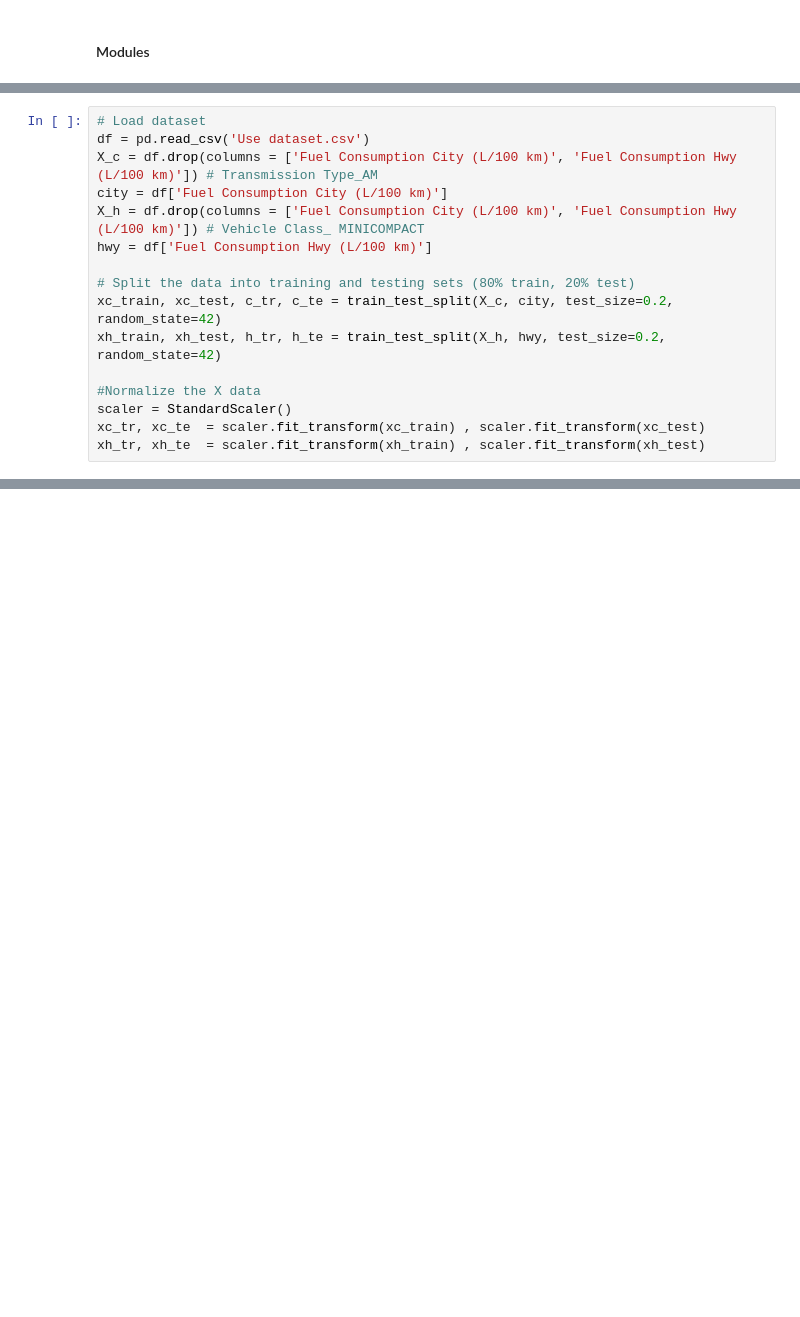
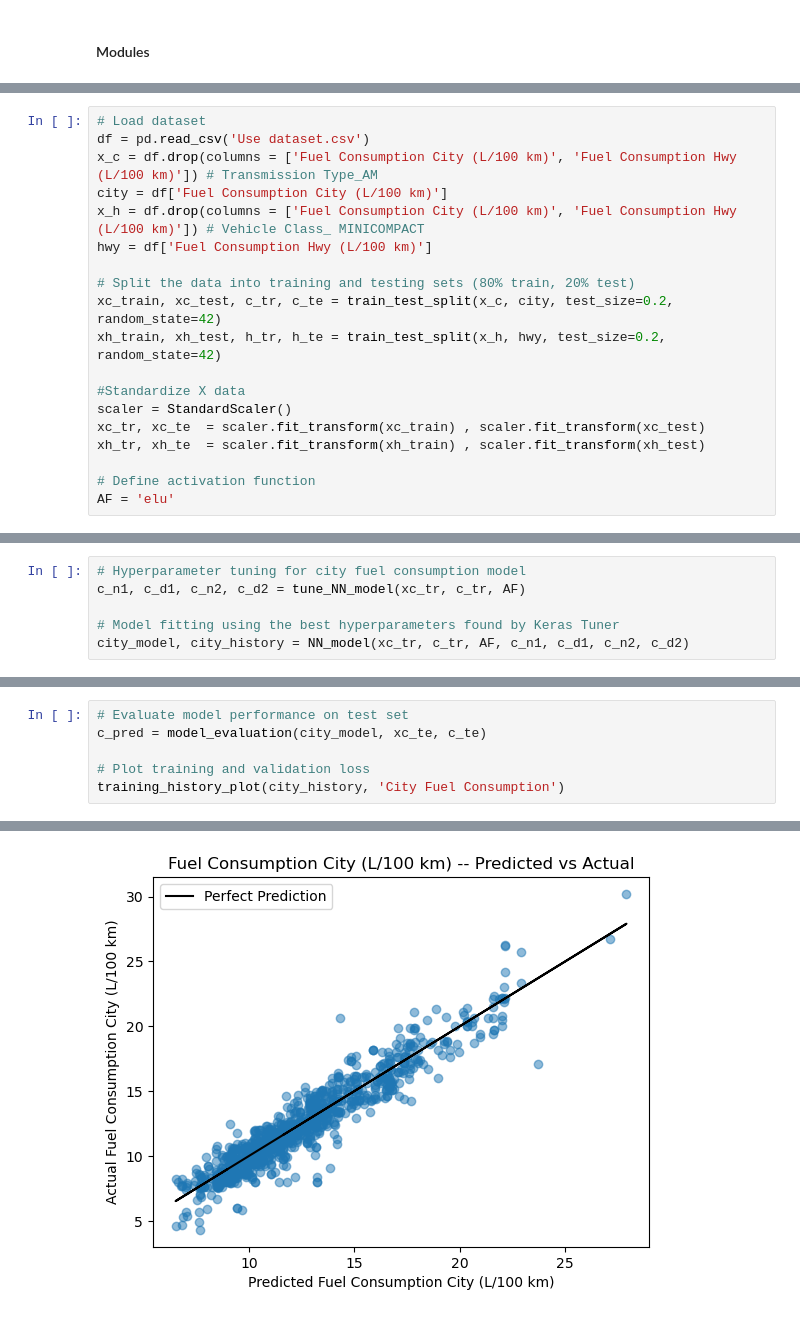
Before and after one commit to PengYongxi-machine-learning/Data-Engineer-Project, a Jupyter notebook: Phase 3.1 - Neural network.ipynb, the cells around one changed output, grey strips where cells are left out. Cells and saved outputs as stored; diff of their text form; blank space fills up the shorter version.

```diff
--- a/Phase 3.1 - Neural network.ipynb
+++ b/Phase 3.1 - Neural network.ipynb
@@ -18,17 +128,20 @@ from keras.layers import Dense
 # %%
 # Load dataset
 df = pd.read_csv('Use dataset.csv')
-X_c = df.drop(columns = ['Fuel Consumption City (L/100 km)', 'Fuel Consumption Hwy (L/100 km)']) # Transmission Type_AM
+x_c = df.drop(columns = ['Fuel Consumption City (L/100 km)', 'Fuel Consumption Hwy (L/100 km)']) # Transmission Type_AM
 city = df['Fuel Consumption City (L/100 km)']
-X_h = df.drop(columns = ['Fuel Consumption City (L/100 km)', 'Fuel Consumption Hwy (L/100 km)']) # Vehicle Class_ MINICOMPACT
+x_h = df.drop(columns = ['Fuel Consumption City (L/100 km)', 'Fuel Consumption Hwy (L/100 km)']) # Vehicle Class_ MINICOMPACT
 hwy = df['Fuel Consumption Hwy (L/100 km)']
 
 # Split the data into training and testing sets (80% train, 20% test)
-xc_train, xc_test, c_tr, c_te = train_test_split(X_c, city, test_size=0.2, random_state=42)
-xh_train, xh_test, h_tr, h_te = train_test_split(X_h, hwy, test_size=0.2, random_state=42)
+xc_train, xc_test, c_tr, c_te = train_test_split(x_c, city, test_size=0.2, random_state=42)
+xh_train, xh_test, h_tr, h_te = train_test_split(x_h, hwy, test_size=0.2, random_state=42)
 
-#Normalize the X data
+#Standardize X data
 scaler = StandardScaler()
 xc_tr, xc_te  = scaler.fit_transform(xc_train) , scaler.fit_transform(xc_test)
 xh_tr, xh_te  = scaler.fit_transform(xh_train) , scaler.fit_transform(xh_test)
+
+# Define activation function
+AF = 'elu'
 # %% [markdown]
@@ -35,0 +149,6 @@ xh_tr, xh_te  = scaler.fit_transform(xh_train) , scaler.fit_transform(xh_test)
+# %%
+# Hyperparameter tuning for city fuel consumption model
+c_n1, c_d1, c_n2, c_d2 = tune_NN_model(xc_tr, c_tr, AF)
+
+# Model fitting using the best hyperparameters found by Keras Tuner
+city_model, city_history = NN_model(xc_tr, c_tr, AF, c_n1, c_d1, c_n2, c_d2)
@@ -35,0 +186,7 @@ xh_tr, xh_te  = scaler.fit_transform(xh_train) , scaler.fit_transform(xh_test)
+# %%
+# Evaluate model performance on test set
+c_pred = model_evaluation(city_model, xc_te, c_te)
+
+# Plot training and validation loss
+training_history_plot(city_history, 'City Fuel Consumption')
+# %% [output]
@@ -35,0 +196 @@ xh_tr, xh_te  = scaler.fit_transform(xh_train) , scaler.fit_transform(xh_test)
+[figure, added]
```
Also changed, not shown: parts of 12 cells of this notebook.
